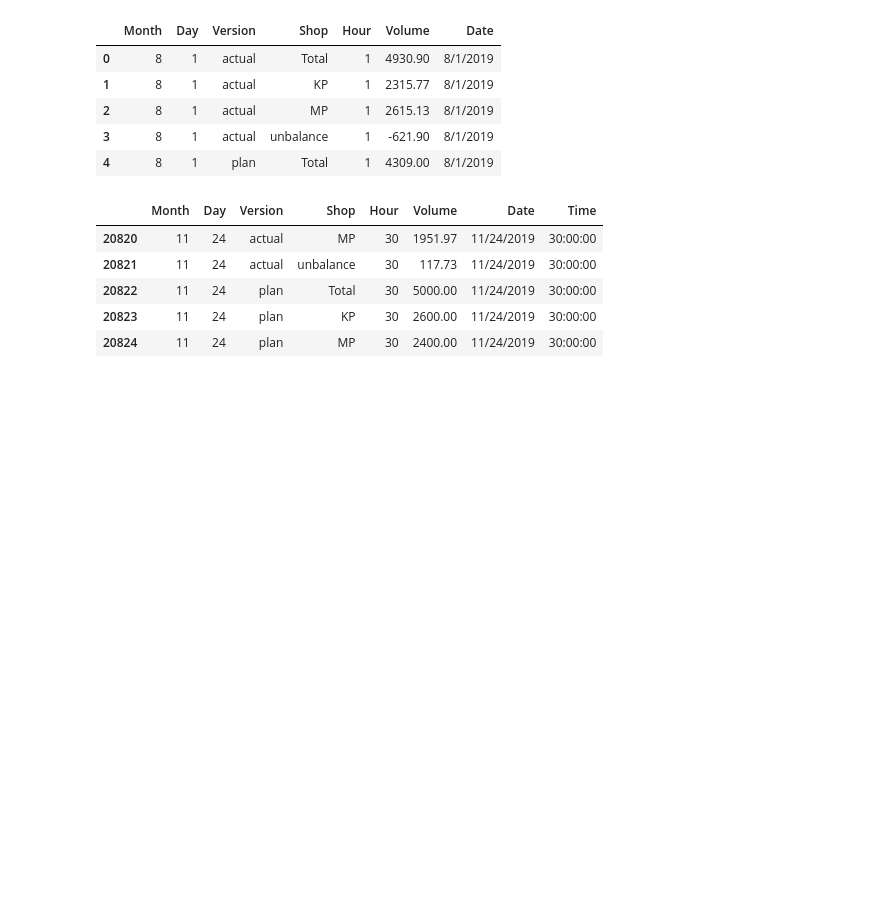
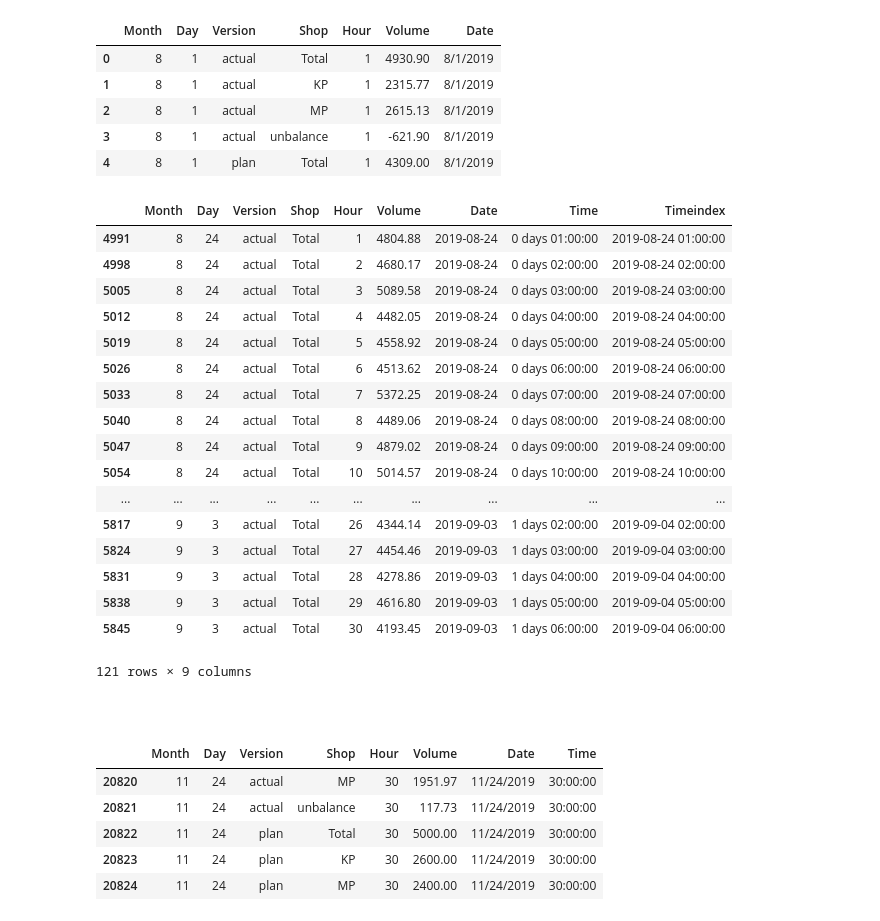
Before and after one commit to denismoroz1981/divd_project, a Jupyter notebook: divd_project.ipynb, the cells around one changed output. Drawn from its saved outputs; the diff is of its cells as text; code cells hidden in the pictures; blank space fills up the shorter version.

```diff
--- a/divd_project.ipynb
+++ b/divd_project.ipynb
@@ -29,6 +30,35 @@ df.head()
 | 4 | 8 | 1 | plan | Total | 1 | 4309.00 | 8/1/2019 |
 # %%
 df["Time"]=df["Hour"].astype(str)+":00:00"
+# %%
+dfS=df
+dfS=dfS[dfS.Version=="actual"][dfS.Shop=="Total"]
+# %%
+#greater than the start date and smaller than the end date
+mask = (dfS['Date'] >= "2019-08-24") & (dfS['Date'] <= "2019-09-03")
+dfS=dfS[mask]
+dfS
+# %% [output]
+|  | Month | Day | Version | Shop | Hour | Volume | Date | Time | Timeindex |
+| 4991 | 8 | 24 | actual | Total | 1 | 4804.88 | 2019-08-24 | 0 days 01:00:00 | 2019-08-24 01:00:00 |
+| 4998 | 8 | 24 | actual | Total | 2 | 4680.17 | 2019-08-24 | 0 days 02:00:00 | 2019-08-24 02:00:00 |
+| 5005 | 8 | 24 | actual | Total | 3 | 5089.58 | 2019-08-24 | 0 days 03:00:00 | 2019-08-24 03:00:00 |
+| 5012 | 8 | 24 | actual | Total | 4 | 4482.05 | 2019-08-24 | 0 days 04:00:00 | 2019-08-24 04:00:00 |
+| 5019 | 8 | 24 | actual | Total | 5 | 4558.92 | 2019-08-24 | 0 days 05:00:00 | 2019-08-24 05:00:00 |
+| 5026 | 8 | 24 | actual | Total | 6 | 4513.62 | 2019-08-24 | 0 days 06:00:00 | 2019-08-24 06:00:00 |
+| 5033 | 8 | 24 | actual | Total | 7 | 5372.25 | 2019-08-24 | 0 days 07:00:00 | 2019-08-24 07:00:00 |
+| 5040 | 8 | 24 | actual | Total | 8 | 4489.06 | 2019-08-24 | 0 days 08:00:00 | 2019-08-24 08:00:00 |
+| 5047 | 8 | 24 | actual | Total | 9 | 4879.02 | 2019-08-24 | 0 days 09:00:00 | 2019-08-24 09:00:00 |
+| 5054 | 8 | 24 | actual | Total | 10 | 5014.57 | 2019-08-24 | 0 days 10:00:00 | 2019-08-24 10:00:00 |
+| ... | ... | ... | ... | ... | ... | ... | ... | ... | ... |
+| 5817 | 9 | 3 | actual | Total | 26 | 4344.14 | 2019-09-03 | 1 days 02:00:00 | 2019-09-04 02:00:00 |
+| 5824 | 9 | 3 | actual | Total | 27 | 4454.46 | 2019-09-03 | 1 days 03:00:00 | 2019-09-04 03:00:00 |
+| 5831 | 9 | 3 | actual | Total | 28 | 4278.86 | 2019-09-03 | 1 days 04:00:00 | 2019-09-04 04:00:00 |
+| 5838 | 9 | 3 | actual | Total | 29 | 4616.80 | 2019-09-03 | 1 days 05:00:00 | 2019-09-04 05:00:00 |
+| 5845 | 9 | 3 | actual | Total | 30 | 4193.45 | 2019-09-03 | 1 days 06:00:00 | 2019-09-04 06:00:00 |
+121 rows × 9 columns
+# %% [markdown]
+####
 # %%
 df=df.dropna()
 df.tail()
```
Also changed, not shown: parts of 9 cells of this notebook.
